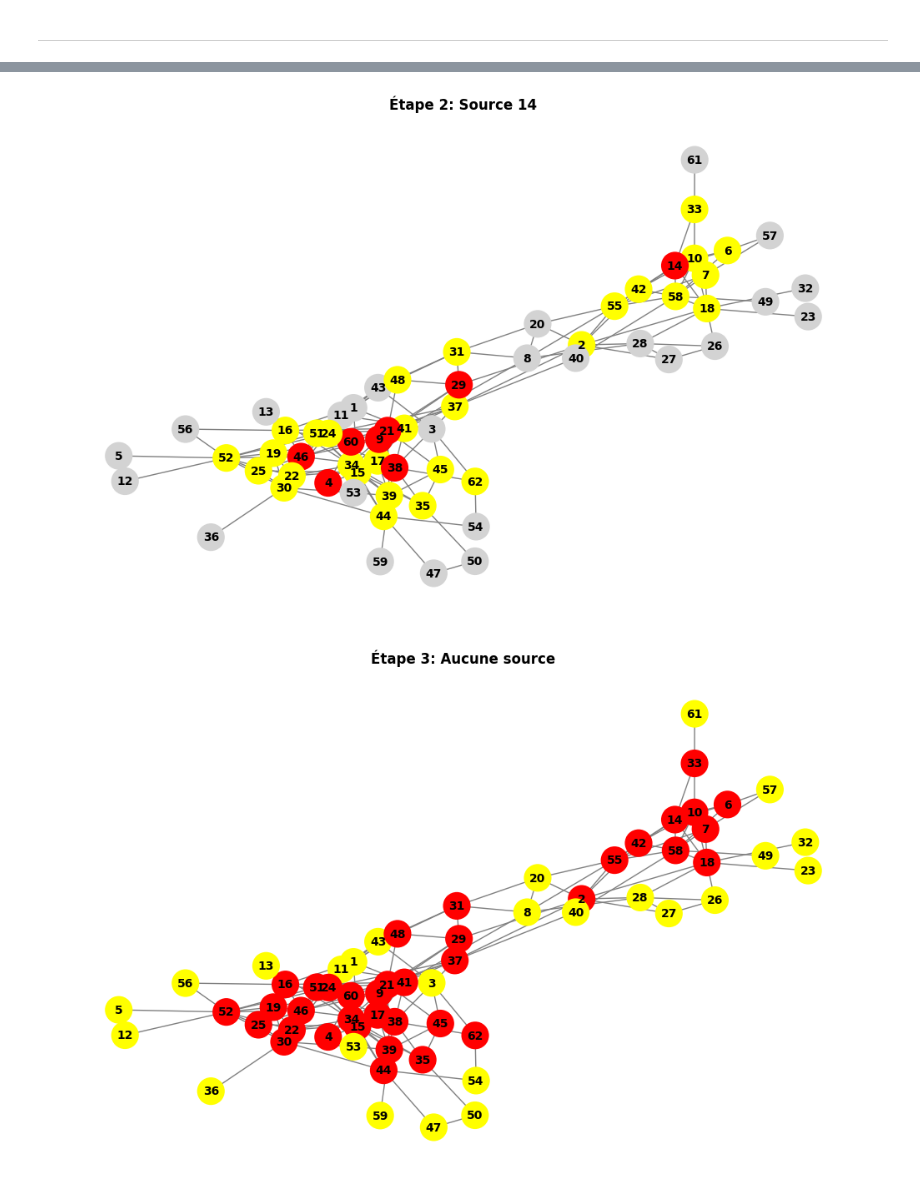
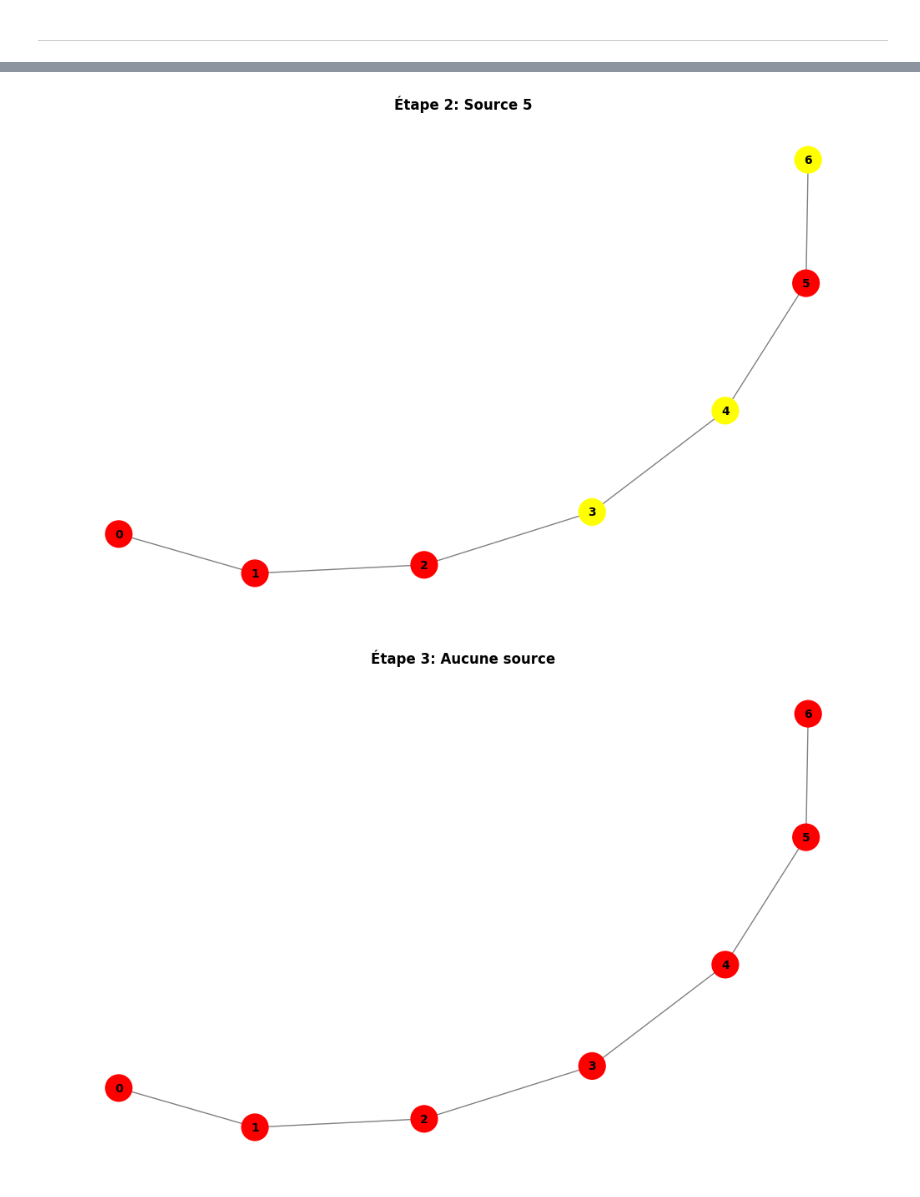
Before and after one commit to OussamaLay/Graph_Burning_Problem, a Jupyter notebook: main.ipynb, the cells around one changed output, grey strips where cells are left out. Drawn from its saved outputs; the diff is of its cells as text; code cells hidden in the pictures.

Commit message:
maj de l'algo de couverture de balle avec une prochaine correction de l'algo de recherche en profondeur

```diff
--- a/main.ipynb
+++ b/main.ipynb
@@ -130,11 +59,15 @@ graphes = {
     "Stranke94": lire_graphe(r'instances/Stranke94/Stranke94.mtx'),
     "mouse_visual-cortex_1": lire_graphe(r'instances/bn-mouse_visual-cortex_1/bn-mouse_visual-cortex_1.mtx'),
     "karate": lire_graphe(r'instances/karate/karate.mtx'),
-    "dolphins": lire_graphe(r'instances/dolphins/dolphins.mtx'),
-    "polbooks": lire_graphe(r'instances/polbooks/polbooks.mtx'),
+    #"dolphins": lire_graphe(r'instances/dolphins/dolphins.mtx'),
+    #"polbooks": lire_graphe(r'instances/polbooks/polbooks.mtx'),
     #"sphere3": lire_graphe(r'instances/sphere3/sphere3.mtx'),
     #"ca-netscience": lire_graphe(r'instances/ca-netscience/ca-netscience.mtx'),
-    "Graphe Cycle": generate_cyclic_graph(16),
-    "Graphe Chaine": generate_chain_graph(16),
-    "Graphe Etoile": generate_spider_graph(0, leg_length=4, num_legs=5),
+    "Graphe Cycle_16": generate_cyclic_graph(16),
+    "Graphe Cycle_18": generate_cyclic_graph(18),
+    "Graphe Chaine_7": generate_chain_graph(7),
+    "Graphe Chaine_16": generate_chain_graph(16),
+    "Graphe Chaine_18": generate_chain_graph(18),
+    "Graphe Etoile_16": generate_spider_graph(0, leg_length=5, num_legs=3),
+    "Graphe Etoile_21": generate_spider_graph(0, leg_length=4, num_legs=5),
 }
@@ -146,10 +83,7 @@ resultats = []
 for nom, graphe in graphes.items():
     nb_sommets = len(graphe)
     nb_aretes = sum(len(v) for v in graphe.values()) // 2  # Division par 2 car graphe non orienté
-    B_max = nb_sommets ** 0.5
-
-    # Application des algorithmes
-    etat_initial = {sommet: 0 for sommet in graphe}
+    k = nb_sommets ** 0.5
 
     try:
         solver_result, cout_s = solver(graphe)
@@ -162,12 +96,12 @@ for nom, graphe in graphes.items():
         B, chemin = None, str(e)
 
     try:
-        sommets_actifs_p, cout_p = recherche_profondeur(graphe, etat_initial)
+        sommets_actifs_d, cout_d = solveur_gbp_dico(graphe)
     except Exception as e:
-        sommets_actifs_p, cout_p = str(e), None
+        sommets_actifs_d, cout_d = str(e), None
 
     try:
-        sommets_actifs_l, cout_l = recherche_largeur(graphe, etat_initial)
+        sommets_actifs_l, cout_l = recherche_largeur(graphe)
     except Exception as e:
         sommets_actifs_l, cout_l = str(e), None
 
@@ -181,18 +115,18 @@ for nom, graphe in graphes.items():
     resultats.append({
         "Graphe": nom,
         "V": nb_sommets,
-        "E": nb_aretes,
-        "B_max": B_max,
+        "E(V)+1": k,
+        "B_max": math.ceil(k),
         "Solveur 1": solver_result,
         "Cout S1": cout_s,
         "Solveur GBP": chemin,
         "Cout S2": cout_ss,
-        "Recherche Profondeur": sommets_actifs_p,
-        "Cout RP": cout_p,
+        "Solveur dico": sommets_actifs_d,
+        "Cout": cout_d,
         "Recherche Largeur": sommets_actifs_l,
         "Cout RL": cout_l,
-        "Sequence Optimale": sequence_opt,
-        "Cout SO": cout_bb
+        "Couverture des balles": sequence_opt,
+        "Cout CB": cout_bb
     })
 
 
@@ -213,5 +149,5 @@ df
 # %%
-num = 3
-visualiser_graphe_par_etape(graphes[df.iloc[num]["Graphe"]], [centre for centre, rayon in df.iloc[num]["Sequence Optimale"]])
-#visualiser_graphe_par_etape(graphes[df.iloc[num]["Graphe"]], df.iloc[num]["Recherche Profondeur"])
+num = 5
+#visualiser_graphe_par_etape(graphes[df.iloc[num]["Graphe"]], [centre for centre, rayon in df.iloc[num]["Couverture des balles"]])
+visualiser_graphe_par_etape(graphes[df.iloc[num]["Graphe"]], df.iloc[num]["Recherche Largeur"])
 # %% [output]
@@ -219,2 +155,2 @@ visualiser_graphe_par_etape(graphes[df.iloc[num]["Graphe"]], [centre for centre,
-[figure, old version]
+[figure, new version]
-[figure, old version]
+[figure, new version]
```
Also changed, not shown: parts of 23 cells of this notebook, 6 other files.
